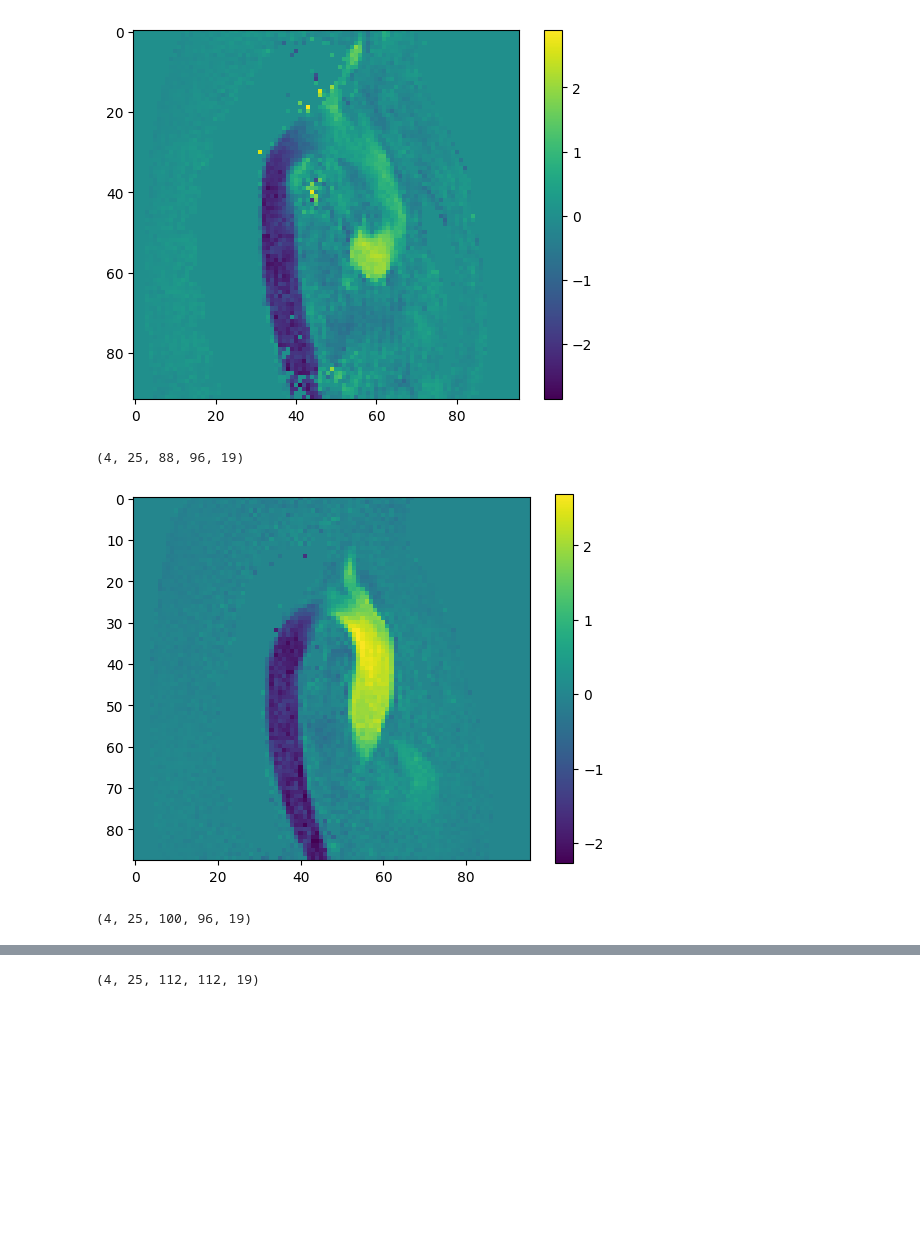
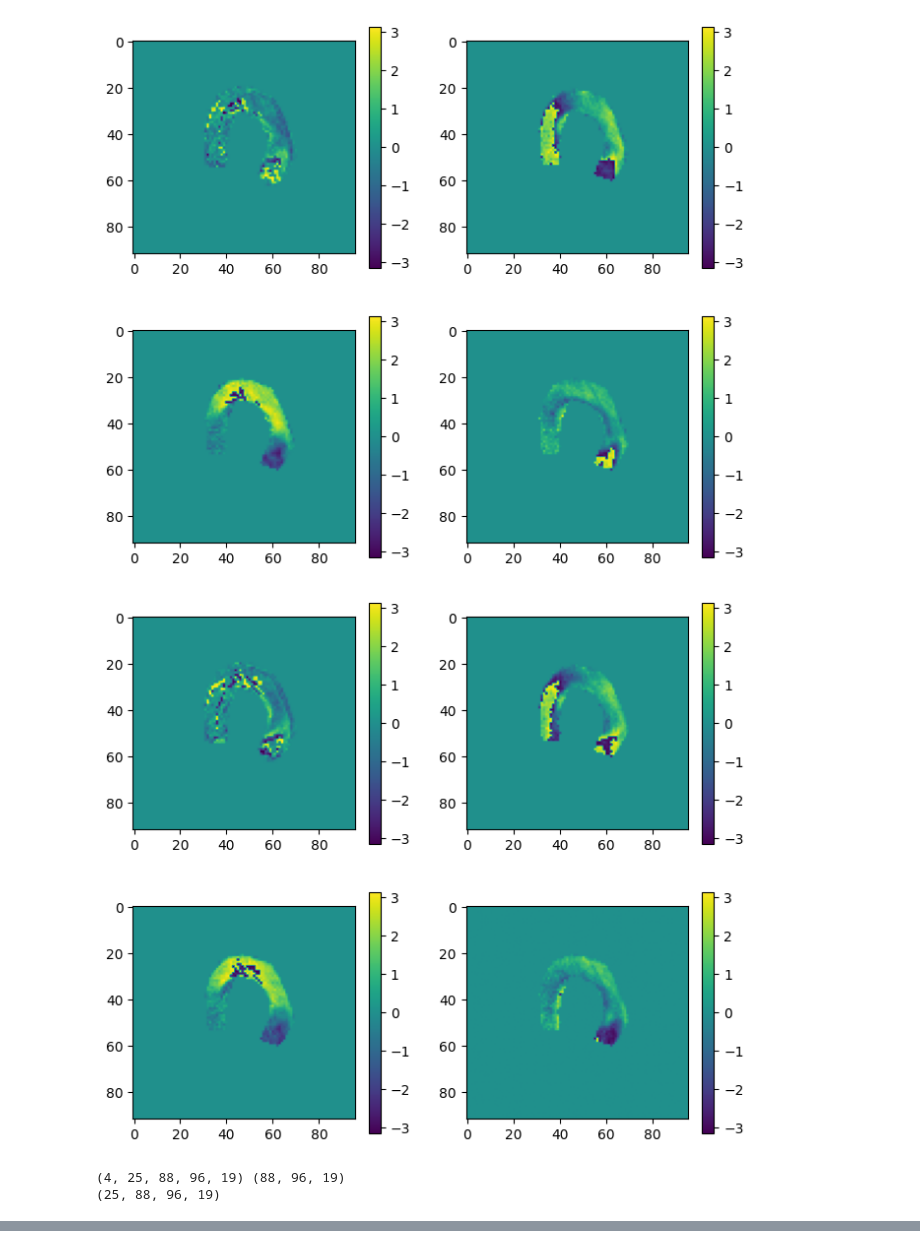
Before and after one commit to bughht/deep_unwrap_4DFLOW, a Jupyter notebook: train.ipynb, the cells around one changed output, grey strips where cells are left out. Cells and saved outputs as stored; diff of their text form; code cells hidden in the pictures; blank space fills up the shorter version.

```diff
--- a/train.ipynb
+++ b/train.ipynb
@@ -12,12 +13,54 @@ for i in range(1,8):
     img=data["img"]
     msk=data["mask"]
     img=rearrange(img,"x y z p c -> c p x y z")
-    print(img.shape)
+    print(img.shape,msk.shape)
     img[1:]=np.angle(img[1:]*img[0].conj())
+    # img[1:]=np.abs(img[1:]-img[0])
     img[0] = np.abs(img[0])
     img=img.astype(np.float32)
-    img[1:,img[0]<30]=0
-    plt.imshow(img[1,3,:,:,10])
-    plt.colorbar()
-    plt.show()
+    img*=msk
+    img=wrap(img,0.5)
+    gradx=np.asarray(np.gradient(img[1],axis=1))
+    grady=np.asarray(np.gradient(img[2],axis=2))
+    gradz=np.asarray(np.gradient(img[3],axis=3))
+    div = gradx+grady+gradz
+    print(gradx.shape)
+    # img[1:,img[0]<30]=0
+    for j  in range(3,5):
+        # plt.imshow(np.sqrt(np.sum(img[1:,j,:,:,10]**2,axis=0)))
+        plt.figure(figsize=(8,7))
+        plt.subplot(2,2,1)
+        plt.imshow(div[j,:,:,10])
+        plt.clim(-np.pi,np.pi)
+        plt.colorbar()
+        plt.subplot(2,2,2)
+        plt.imshow(img[1,j,:,:,10])
+        plt.clim(-np.pi,np.pi)
+        plt.colorbar()
+        plt.subplot(2,2,3)
+        plt.imshow(img[2,j,:,:,10])
+        plt.clim(-np.pi,np.pi)
+        plt.colorbar()
+        plt.subplot(2,2,4)
+        plt.imshow(img[3,j,:,:,10])
+        plt.clim(-np.pi,np.pi)
+        plt.colorbar()
+
+        # plt.figure(figsize=(8,6))
+        # plt.subplot(2,2,1)
+        # plt.imshow(img[1,j,:,:,10])
+        # plt.colorbar()
+        # plt.subplot(2,2,2)
+        # plt.imshow(gradx[j,:,:,10])
+        # plt.clim(-2*np.pi,2*np.pi)
+        # plt.colorbar()
+        # plt.subplot(2,2,3)
+        # plt.imshow(grady[j,:,:,10])
+        # plt.clim(-2*np.pi,2*np.pi)
+        # plt.colorbar()
+        # plt.subplot(2,2,4)
+        # plt.imshow(gradz[j,:,:,10])
+        # plt.clim(-2*np.pi,2*np.pi)
+        # plt.colorbar()
+        plt.show()
 # %% [output]
@@ -25,4 +69,4 @@ for i in range(1,8):
-[figure, old version]
+[figure, new version]
-(4, 25, 88, 96, 19)
-[figure, old version]
+[figure, new version]
-(4, 25, 100, 96, 19)
+(4, 25, 88, 96, 19) (88, 96, 19)
+(25, 88, 96, 19)
@@ -36 +82,0 @@ for i in range(1,8):
-(4, 25, 112, 112, 19)
```
Also changed, not shown: parts of 2 cells of this notebook, 2 other files.
